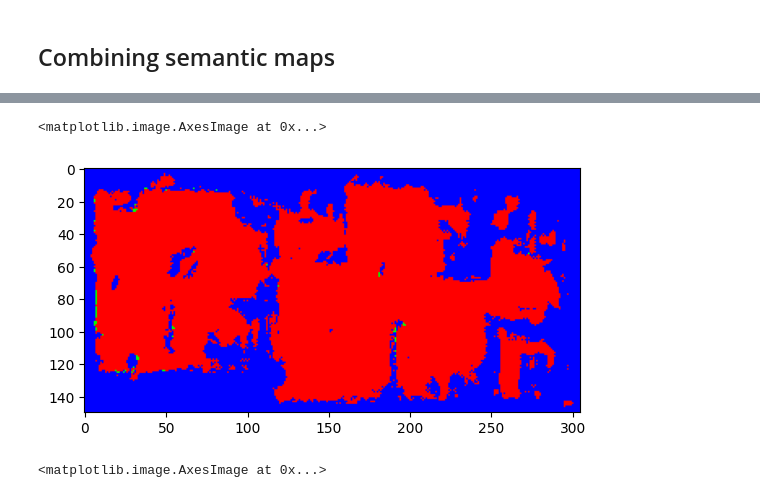
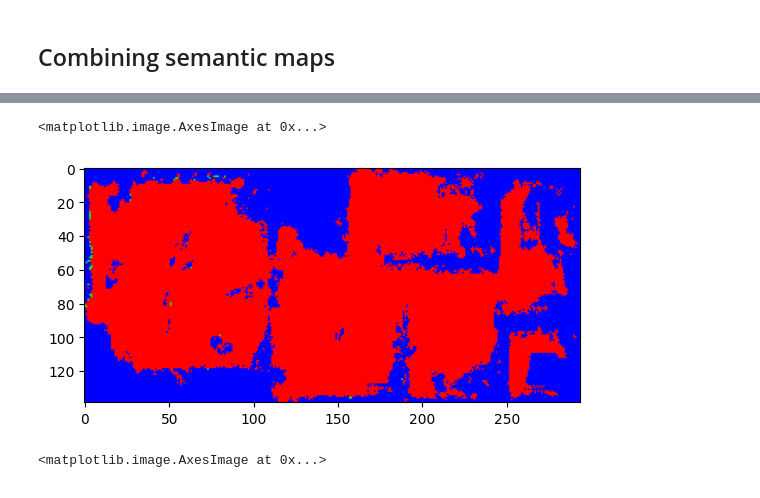
Before and after one commit to malcolmlett/robovac, a Jupyter notebook: Experiment_SLAM_data_generation_1.ipynb, the cells around one changed output, grey strips where cells are left out. Saved outputs shown, nothing was run; the diff lists cells and outputs as text; code cells hidden in the pictures.

Commit message:
More accurate, efficient and flexible combine_semantic_maps()

```diff
--- a/Experiment_SLAM_data_generation_1.ipynb
+++ b/Experiment_SLAM_data_generation_1.ipynb
@@ -371,7 +370,14 @@ def predict_maps(model, locs, orientations, lds_maps, **kwargs):
   print(f"adlos: {adlos.shape}")
   return locs, orientations, semantic_maps
 
-(locs2, orientations2, semantic_maps2) = predict_maps(model, locs[0:25], orientations[0:25], lds_maps[0:25])
+#(locs2, orientations2, semantic_maps2) = predict_maps(model, locs[0:25], orientations[0:25], lds_maps[0:25])
+
+np.random.seed(0)
+print("Generating LDS maps")
+locs, orientations, lds_maps = take_lds_samples_covering_map(floorplan, sampling_mode='random')
+print("Generating semantic maps")
+(locs2, orientations2, semantic_maps2) = predict_maps(model, locs, orientations, lds_maps)
+print("Done")
 show_semantic_samples(locs2, orientations2, semantic_maps2)
 semantic_maps = semantic_maps2
 # %% [output]
@@ -462,0 +649,13 @@ out_size: [435 270]
+# %%
+num = 5
+output_range_px = (0, 0, floorplan.shape[1], floorplan.shape[0])
+plt.figure(figsize=(10,10))
+for i in range(num):
+  for j in range(2):
+    plt.subplot(5,2,i*2+j+1)
+    indices = np.random.uniform(0, len(semantic_maps), size=(5,)).astype(int)
+    out = combine_semantic_maps(tf.gather(locs, indices), tf.gather(semantic_maps, indices), output_range_px=output_range_px)
+    plt.title(indices)
+    plt.imshow(out)
+    plt.axis('off')
+plt.show()
@@ -463,8 +664,9 @@ out_size: [435 270]
 # %%
-plt.imshow(tf.one_hot(np.argmax(out, axis=-1), depth=3)[60:210, 65:370, ...])
+out = combine_semantic_maps(locs[0:25], semantic_maps[0:25], output_range_px=output_range_px)
+plt.imshow(tf.one_hot(np.argmax(out, axis=-1), depth=3))
 # %% [output]
 <matplotlib.image.AxesImage at 0x...>
-[figure, old version]
+[figure, new version]
 # %%
 plt.imshow(floorplan)
 # %% [output]
```
Also changed, not shown: parts of 15 cells of this notebook.
